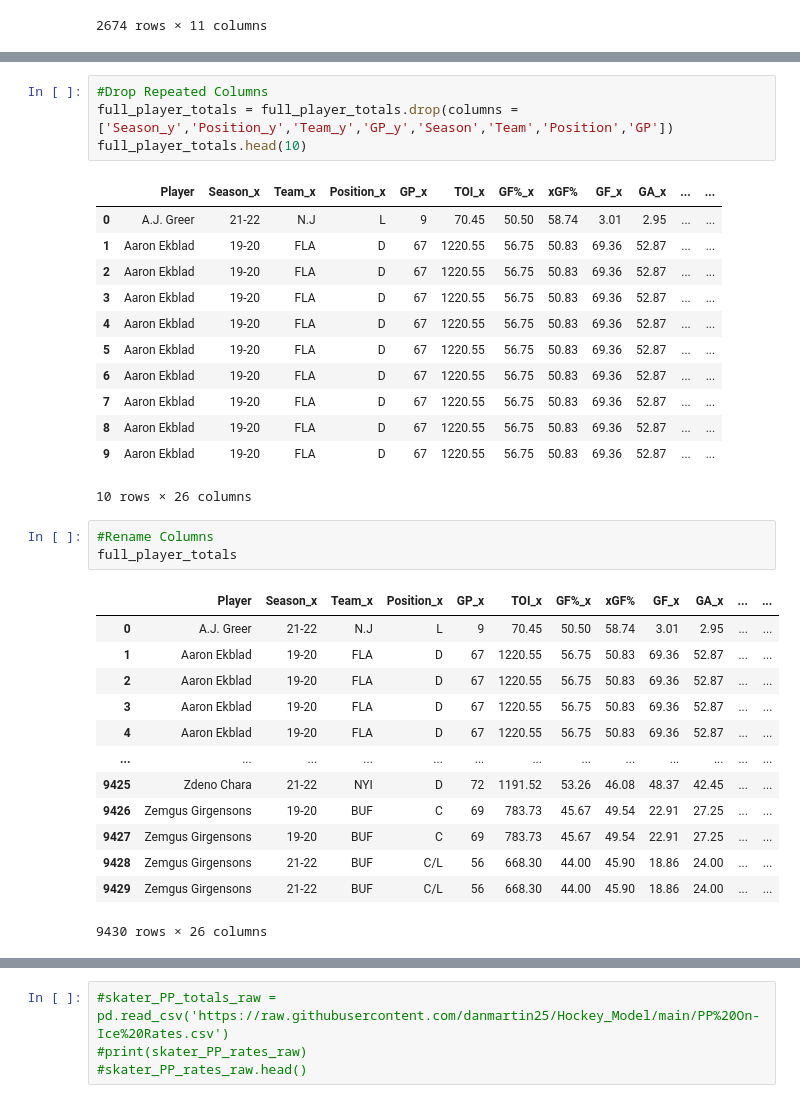
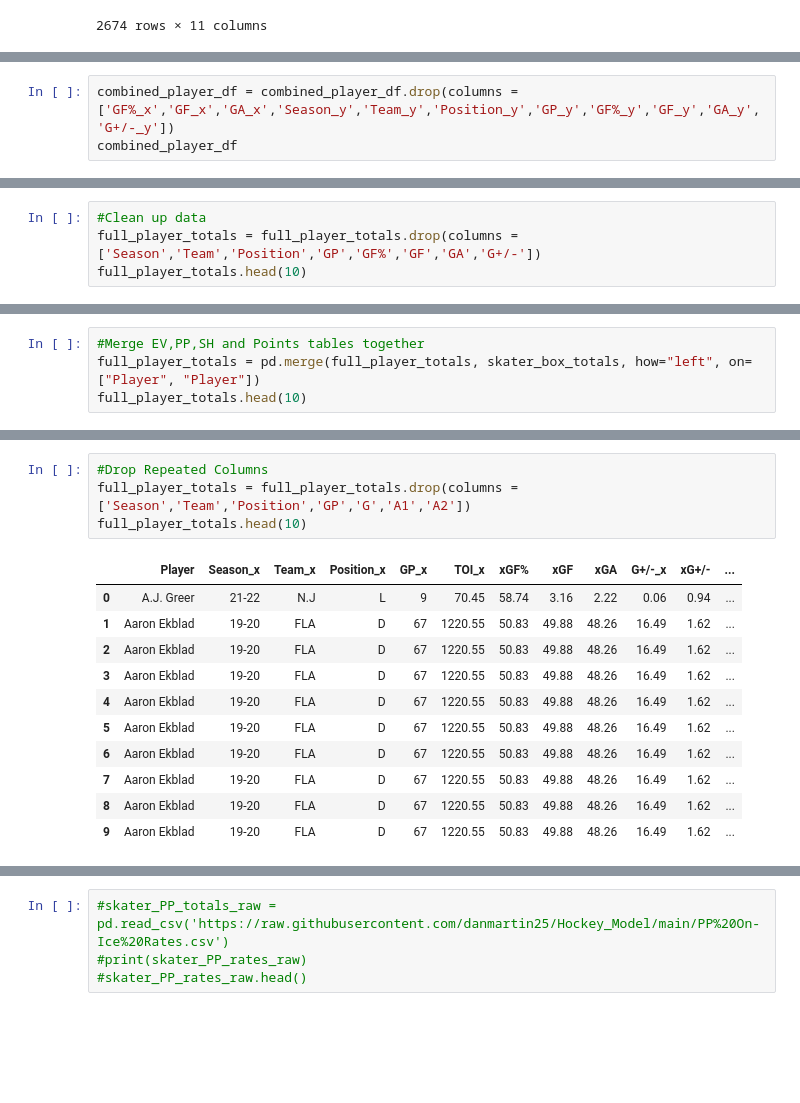
Before and after one commit to danmartin25/Hockey_Model, a Jupyter notebook: Hockey_Model_Mark_I.ipynb, the cells around one changed output, grey strips where cells are left out. Drawn from its saved outputs; the diff is of its cells as text; blank space fills up the shorter version.

```diff
--- a/Hockey_Model_Mark_I.ipynb
+++ b/Hockey_Model_Mark_I.ipynb
@@ -388,0 +390,3 @@ combined_player_df.head(10)
+# %%
+combined_player_df = combined_player_df.drop(columns = ['GF%_x','GF_x','GA_x','Season_y','Team_y','Position_y','GP_y','GF%_y','GF_y','GA_y','G+/-_y'])
+combined_player_df
@@ -405,0 +424,4 @@ full_player_totals.head(10)
+# %%
+#Clean up data
+full_player_totals = full_player_totals.drop(columns = ['Season','Team','Position','GP','GF%','GF','GA','G+/-'])
+full_player_totals.head(10)
@@ -405,0 +440,4 @@ full_player_totals.head(10)
+# %%
+#Merge EV,PP,SH and Points tables together
+full_player_totals = pd.merge(full_player_totals, skater_box_totals, how="left", on=["Player", "Player"])
+full_player_totals.head(10)
@@ -406,34 +457,16 @@ full_player_totals.head(10)
 # %%
 #Drop Repeated Columns
-full_player_totals = full_player_totals.drop(columns = ['Season_y','Position_y','Team_y','GP_y','Season','Team','Position','GP'])
+full_player_totals = full_player_totals.drop(columns = ['Season','Team','Position','GP','G','A1','A2'])
 full_player_totals.head(10)
 # %% [output]
-|  | Player | Season_x | Team_x | Position_x | GP_x | TOI_x | GF%_x | xGF% | GF_x | GA_x | ... | ... |
-| 0 | A.J. Greer | 21-22 | N.J | L | 9 | 70.45 | 50.50 | 58.74 | 3.01 | 2.95 | ... | ... |
-| 1 | Aaron Ekblad | 19-20 | FLA | D | 67 | 1220.55 | 56.75 | 50.83 | 69.36 | 52.87 | ... | ... |
-| 2 | Aaron Ekblad | 19-20 | FLA | D | 67 | 1220.55 | 56.75 | 50.83 | 69.36 | 52.87 | ... | ... |
-| 3 | Aaron Ekblad | 19-20 | FLA | D | 67 | 1220.55 | 56.75 | 50.83 | 69.36 | 52.87 | ... | ... |
-| 4 | Aaron Ekblad | 19-20 | FLA | D | 67 | 1220.55 | 56.75 | 50.83 | 69.36 | 52.87 | ... | ... |
-| 5 | Aaron Ekblad | 19-20 | FLA | D | 67 | 1220.55 | 56.75 | 50.83 | 69.36 | 52.87 | ... | ... |
-| 6 | Aaron Ekblad | 19-20 | FLA | D | 67 | 1220.55 | 56.75 | 50.83 | 69.36 | 52.87 | ... | ... |
-| 7 | Aaron Ekblad | 19-20 | FLA | D | 67 | 1220.55 | 56.75 | 50.83 | 69.36 | 52.87 | ... | ... |
-| 8 | Aaron Ekblad | 19-20 | FLA | D | 67 | 1220.55 | 56.75 | 50.83 | 69.36 | 52.87 | ... | ... |
-| 9 | Aaron Ekblad | 19-20 | FLA | D | 67 | 1220.55 | 56.75 | 50.83 | 69.36 | 52.87 | ... | ... |
+|  | Player | Season_x | Team_x | Position_x | GP_x | TOI_x | xGF% | xGF | xGA | G+/-_x | xG+/- | ... |
+| 0 | A.J. Greer | 21-22 | N.J | L | 9 | 70.45 | 58.74 | 3.16 | 2.22 | 0.06 | 0.94 | ... |
+| 1 | Aaron Ekblad | 19-20 | FLA | D | 67 | 1220.55 | 50.83 | 49.88 | 48.26 | 16.49 | 1.62 | ... |
+| 2 | Aaron Ekblad | 19-20 | FLA | D | 67 | 1220.55 | 50.83 | 49.88 | 48.26 | 16.49 | 1.62 | ... |
+| 3 | Aaron Ekblad | 19-20 | FLA | D | 67 | 1220.55 | 50.83 | 49.88 | 48.26 | 16.49 | 1.62 | ... |
+| 4 | Aaron Ekblad | 19-20 | FLA | D | 67 | 1220.55 | 50.83 | 49.88 | 48.26 | 16.49 | 1.62 | ... |
+| 5 | Aaron Ekblad | 19-20 | FLA | D | 67 | 1220.55 | 50.83 | 49.88 | 48.26 | 16.49 | 1.62 | ... |
+| 6 | Aaron Ekblad | 19-20 | FLA | D | 67 | 1220.55 | 50.83 | 49.88 | 48.26 | 16.49 | 1.62 | ... |
+| 7 | Aaron Ekblad | 19-20 | FLA | D | 67 | 1220.55 | 50.83 | 49.88 | 48.26 | 16.49 | 1.62 | ... |
+| 8 | Aaron Ekblad | 19-20 | FLA | D | 67 | 1220.55 | 50.83 | 49.88 | 48.26 | 16.49 | 1.62 | ... |
+| 9 | Aaron Ekblad | 19-20 | FLA | D | 67 | 1220.55 | 50.83 | 49.88 | 48.26 | 16.49 | 1.62 | ... |
-10 rows × 26 columns
-# %%
-#Rename Columns
-full_player_totals
-# %% [output]
-|  | Player | Season_x | Team_x | Position_x | GP_x | TOI_x | GF%_x | xGF% | GF_x | GA_x | ... | ... |
-| 0 | A.J. Greer | 21-22 | N.J | L | 9 | 70.45 | 50.50 | 58.74 | 3.01 | 2.95 | ... | ... |
-| 1 | Aaron Ekblad | 19-20 | FLA | D | 67 | 1220.55 | 56.75 | 50.83 | 69.36 | 52.87 | ... | ... |
-| 2 | Aaron Ekblad | 19-20 | FLA | D | 67 | 1220.55 | 56.75 | 50.83 | 69.36 | 52.87 | ... | ... |
-| 3 | Aaron Ekblad | 19-20 | FLA | D | 67 | 1220.55 | 56.75 | 50.83 | 69.36 | 52.87 | ... | ... |
-| 4 | Aaron Ekblad | 19-20 | FLA | D | 67 | 1220.55 | 56.75 | 50.83 | 69.36 | 52.87 | ... | ... |
-| ... | ... | ... | ... | ... | ... | ... | ... | ... | ... | ... | ... | ... |
-| 9425 | Zdeno Chara | 21-22 | NYI | D | 72 | 1191.52 | 53.26 | 46.08 | 48.37 | 42.45 | ... | ... |
-| 9426 | Zemgus Girgensons | 19-20 | BUF | C | 69 | 783.73 | 45.67 | 49.54 | 22.91 | 27.25 | ... | ... |
-| 9427 | Zemgus Girgensons | 19-20 | BUF | C | 69 | 783.73 | 45.67 | 49.54 | 22.91 | 27.25 | ... | ... |
-| 9428 | Zemgus Girgensons | 21-22 | BUF | C/L | 56 | 668.30 | 44.00 | 45.90 | 18.86 | 24.00 | ... | ... |
-| 9429 | Zemgus Girgensons | 21-22 | BUF | C/L | 56 | 668.30 | 44.00 | 45.90 | 18.86 | 24.00 | ... | ... |
-9430 rows × 26 columns
```
Also changed, not shown: parts of 6 cells of this notebook.
